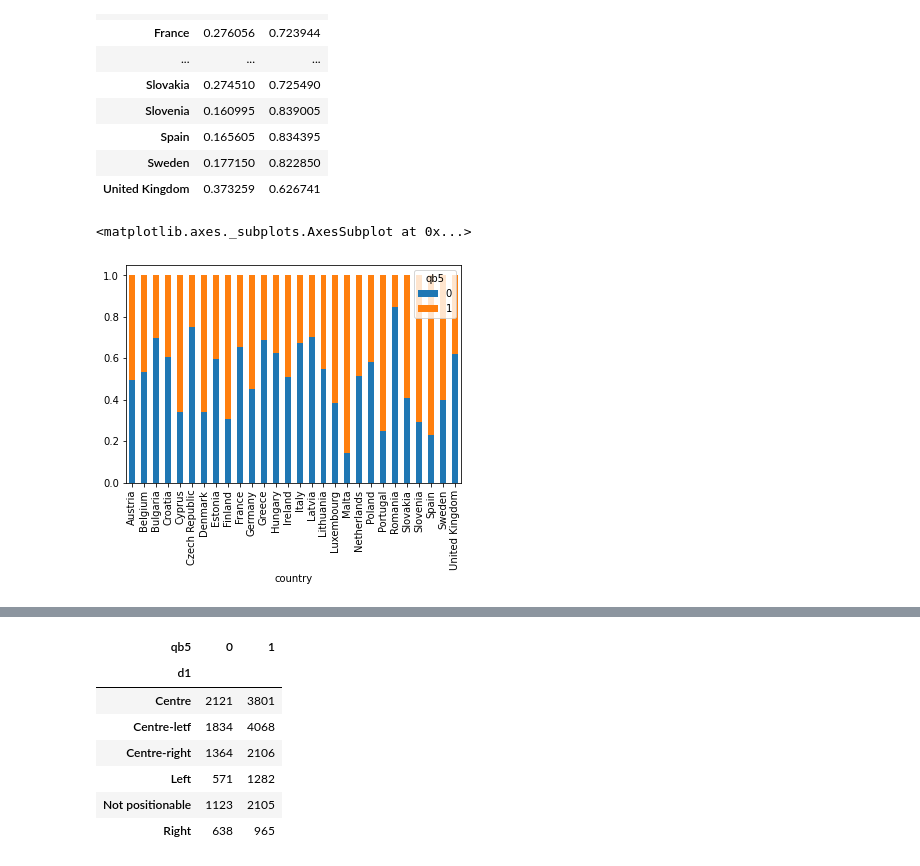
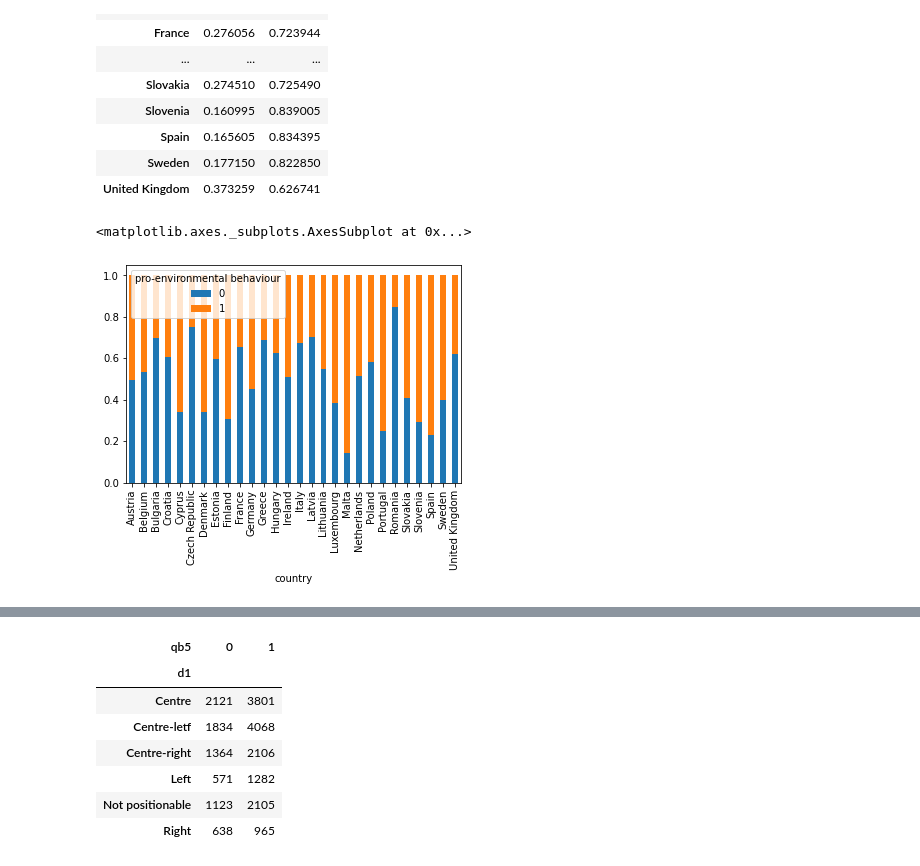
Before and after one commit to claudiagiuspoli/pro-environmental-behaviour, a Jupyter notebook: interpretation.ipynb, the cells around one changed output, grey strips where cells are left out. Saved outputs shown, nothing was run; the diff lists cells and outputs as text; code cells hidden in the pictures.

```diff
--- a/interpretation.ipynb
+++ b/interpretation.ipynb
@@ -269,8 +293,8 @@ ct
 | Sweden | 0.177150 | 0.822850 |
 | United Kingdom | 0.373259 | 0.626741 |
 # %%
-ct = pd.crosstab(df2['country'], df2['qb5']).apply(lambda r: r/r.sum(), axis=1)
+ct = pd.crosstab(df2['country'], df2['pro-environmental behaviour']).apply(lambda r: r/r.sum(), axis=1)
 ct.plot.bar(stacked=True)
 # %% [output]
 <matplotlib.axes._subplots.AxesSubplot at 0x...>
-[figure, old version]
+[figure, new version]
```
Also changed, not shown: parts of 5 cells of this notebook, 2 other files.
